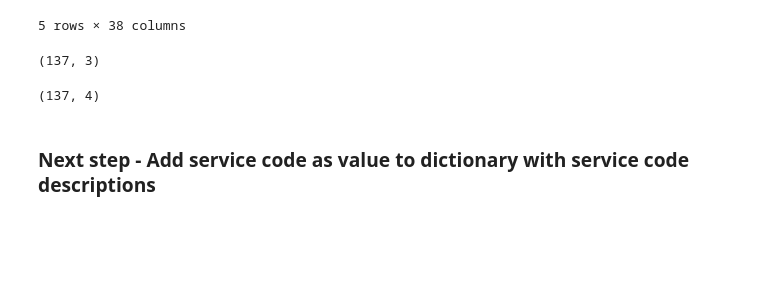
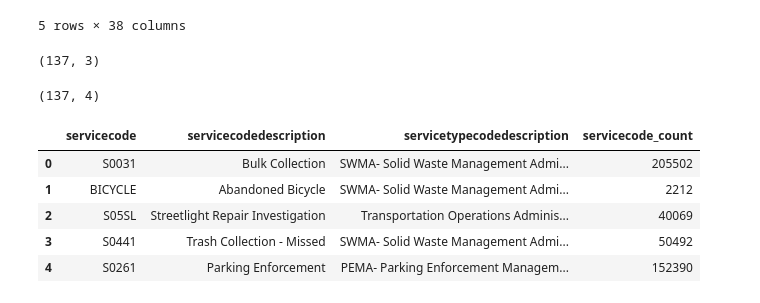
Before and after one commit to FeldmanMike/dc311, a Jupyter notebook: notebooks/02_exploration_for_streamlit_app.ipynb, the cells around one changed output. Drawn from its saved outputs; the diff is of its cells as text; code cells hidden in the pictures; blank space fills up the shorter version.

```diff
--- a/notebooks/02_exploration_for_streamlit_app.ipynb
+++ b/notebooks/02_exploration_for_streamlit_app.ipynb
@@ -27,5 +28,12 @@ service_codes = service_codes.merge(servicecode_count, how='left', on='serviceco
 service_codes.shape
 # %% [output]
 (137, 4)
-# %% [markdown]
-### Next step - Add service code as value to dictionary with service code descriptions
+# %%
+service_codes.head()
+# %% [output]
+|  | servicecode | servicecodedescription | servicetypecodedescription | servicecode_count |
+| 0 | S0031 | Bulk Collection | SWMA- Solid Waste Management Admi... | 205502 |
+| 1 | BICYCLE | Abandoned Bicycle | SWMA- Solid Waste Management Admi... | 2212 |
+| 2 | S05SL | Streetlight Repair Investigation | Transportation Operations Adminis... | 40069 |
+| 3 | S0441 | Trash Collection - Missed | SWMA- Solid Waste Management Admi... | 50492 |
+| 4 | S0261 | Parking Enforcement | PEMA- Parking Enforcement Managem... | 152390 |
```
Also changed, not shown: parts of 13 cells of this notebook, 1 other file.
